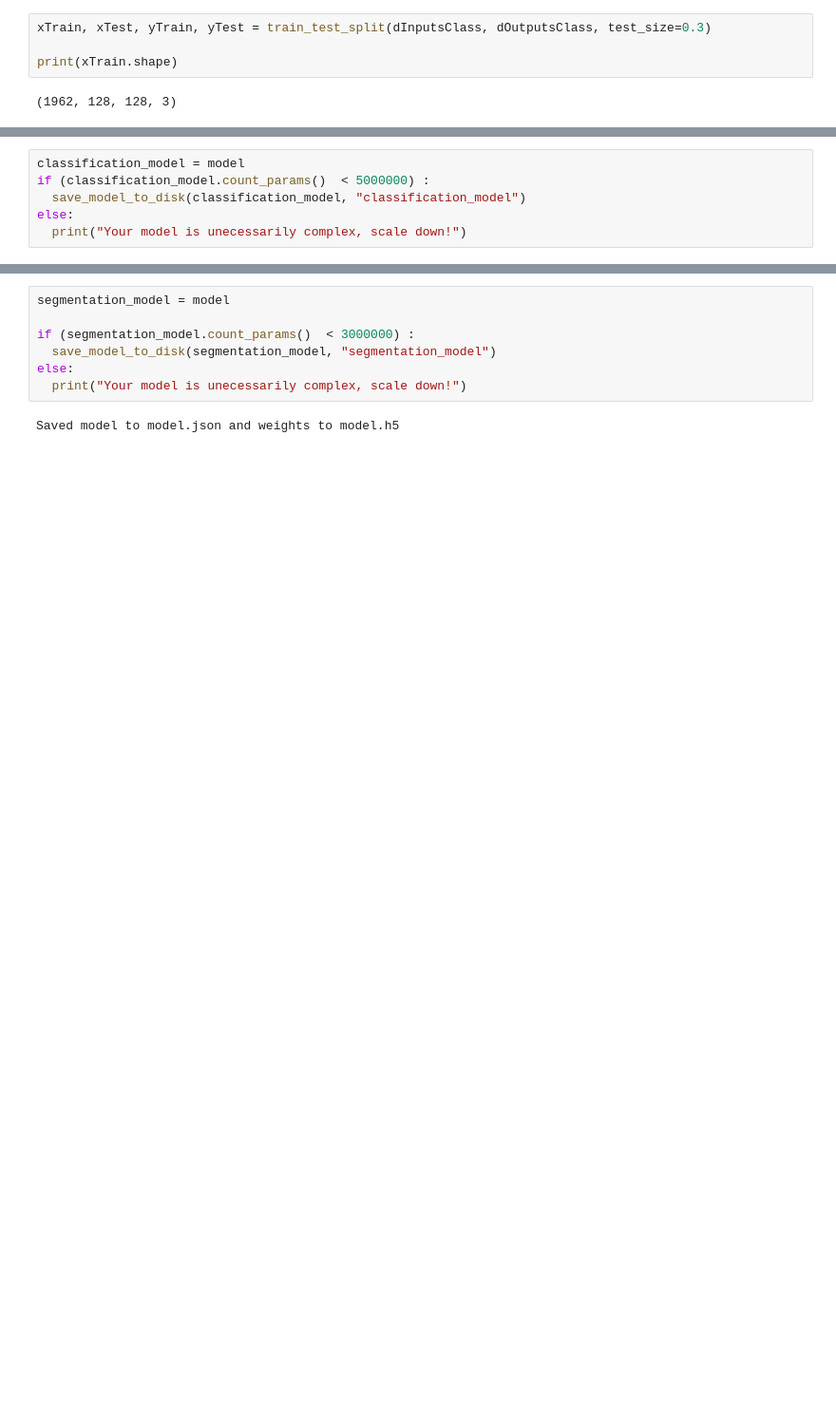
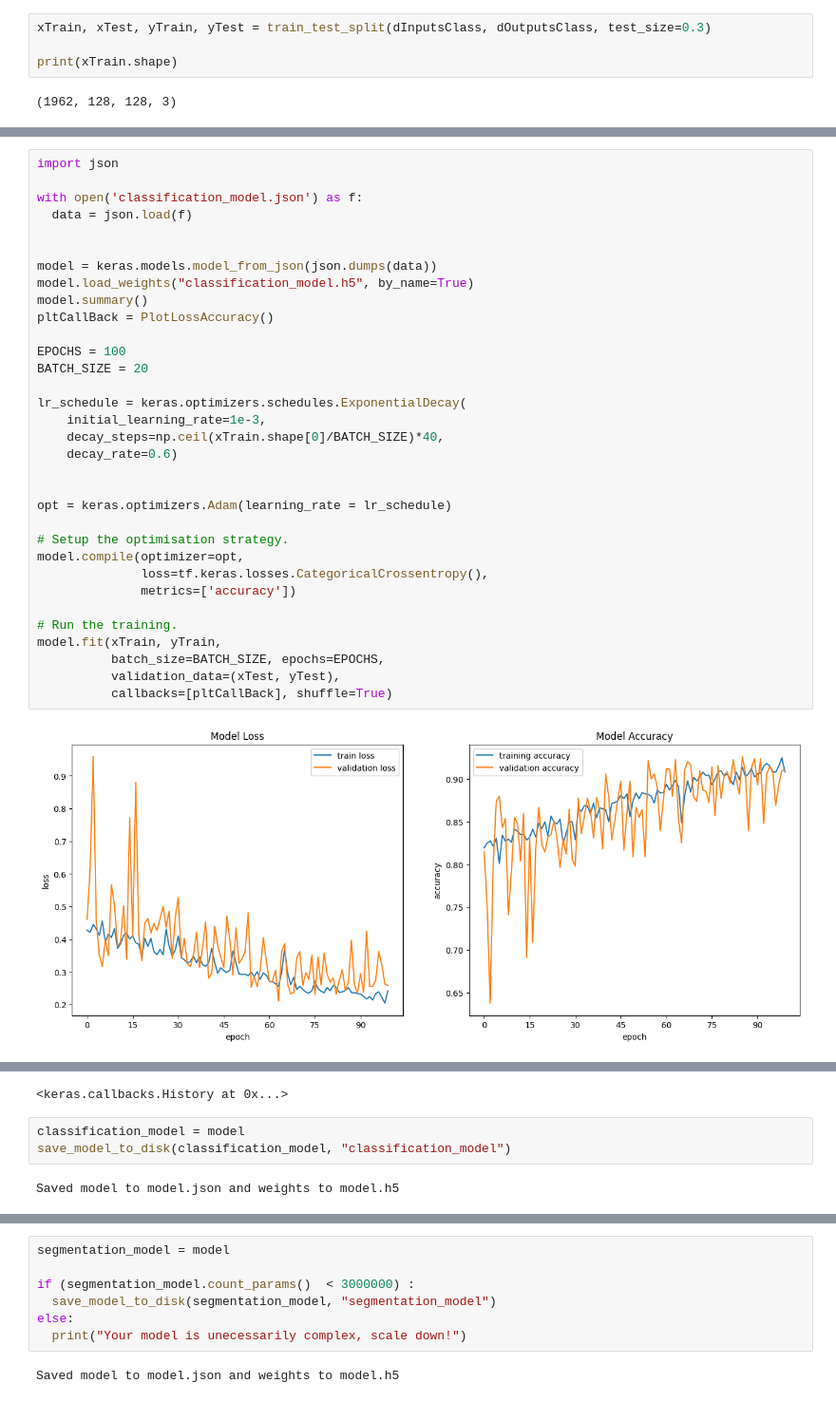
Before and after one commit to AaronDinesh/4C16, a Jupyter notebook: lab-06/Lab 6.ipynb, the cells around one changed output, grey strips where cells are left out. Shown at 95% size. Drawn from its saved outputs; the diff is of its cells as text; blank space fills up the shorter version.

```diff
--- a/lab-06/Lab 6.ipynb
+++ b/lab-06/Lab 6.ipynb
@@ -348,6 +585,35 @@ model.fit(xTrain, yTrain,
-# %%
-classification_model = model
-if (classification_model.count_params()  < 5000000) :
-  save_model_to_disk(classification_model, "classification_model")
-else:
-  print("Your model is unecessarily complex, scale down!")
+# %%
+import json
+
+with open('classification_model.json') as f:
+  data = json.load(f)
+
+
+model = keras.models.model_from_json(json.dumps(data))
+model.load_weights("classification_model.h5", by_name=True)
+model.summary()
+pltCallBack = PlotLossAccuracy()
+
+EPOCHS = 100
+BATCH_SIZE = 20
+
+lr_schedule = keras.optimizers.schedules.ExponentialDecay(
+    initial_learning_rate=1e-3,
+    decay_steps=np.ceil(xTrain.shape[0]/BATCH_SIZE)*40,
+    decay_rate=0.6)
+
+
+opt = keras.optimizers.Adam(learning_rate = lr_schedule)
+
+# Setup the optimisation strategy.
+model.compile(optimizer=opt,
+              loss=tf.keras.losses.CategoricalCrossentropy(),
+              metrics=['accuracy'])
+
+# Run the training.
+model.fit(xTrain, yTrain,
+          batch_size=BATCH_SIZE, epochs=EPOCHS,
+          validation_data=(xTest, yTest),
+          callbacks=[pltCallBack], shuffle=True)
+# %% [output]
+[figure, added]
@@ -353,0 +621,6 @@ else:
+<keras.callbacks.History at 0x...>
+# %%
+classification_model = model
+save_model_to_disk(classification_model, "classification_model")
+# %% [output]
+Saved model to model.json and weights to model.h5
```
Also changed, not shown: parts of 26 cells of this notebook, 35 other files.
